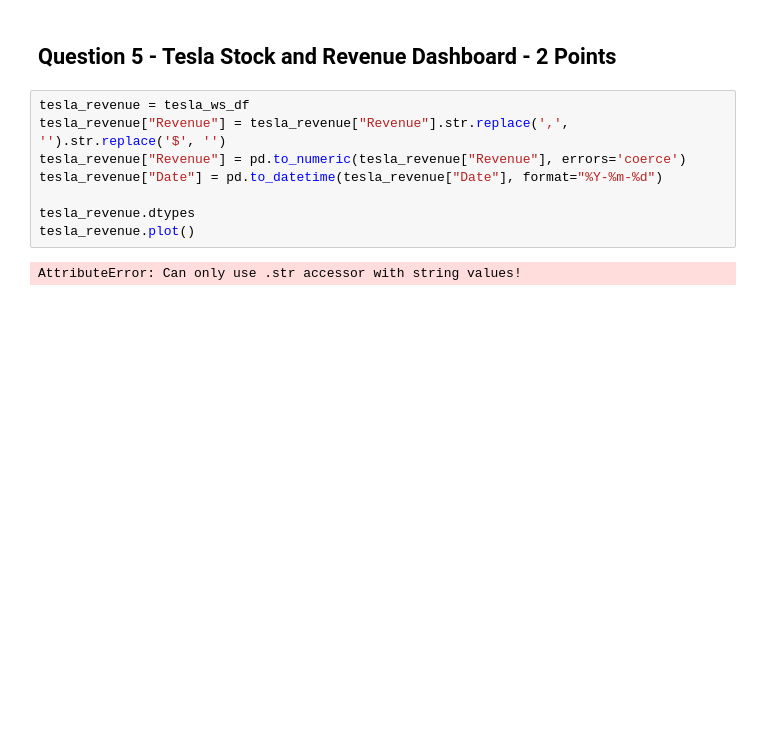
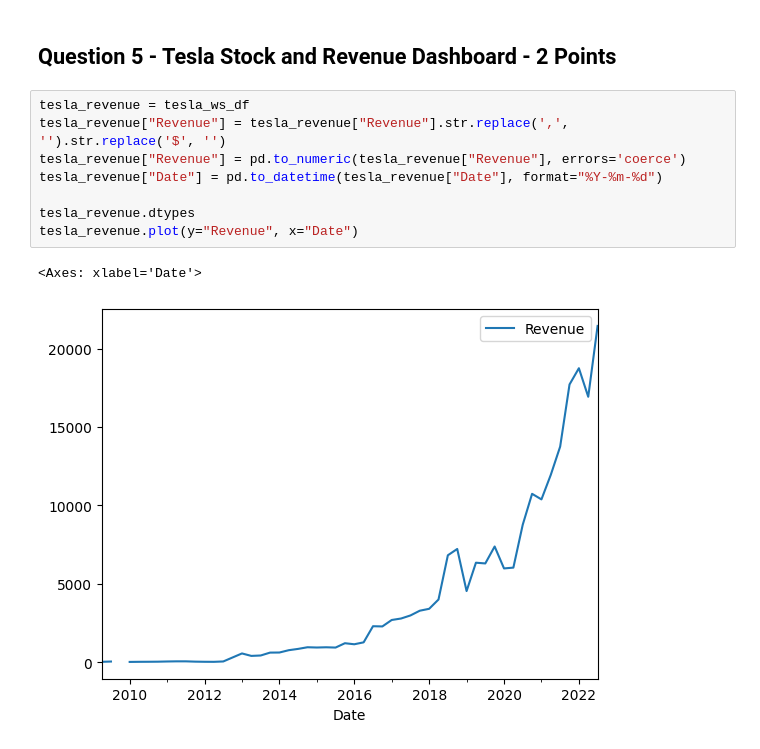
Before and after one commit to jdeprin/Tools-for-Data-Science, a Jupyter notebook: notebooks/StockHistory-Final.ipynb, the cells around one changed output. Cells and saved outputs as stored; diff of their text form; blank space fills up the shorter version.

```diff
--- a/notebooks/StockHistory-Final.ipynb
+++ b/notebooks/StockHistory-Final.ipynb
@@ -124,10 +124,11 @@ gamestop_ws_df.head()
 # %%
 tesla_revenue = tesla_ws_df
 tesla_revenue["Revenue"] = tesla_revenue["Revenue"].str.replace(',', '').str.replace('$', '')
 tesla_revenue["Revenue"] = pd.to_numeric(tesla_revenue["Revenue"], errors='coerce')
 tesla_revenue["Date"] = pd.to_datetime(tesla_revenue["Date"], format="%Y-%m-%d")
 
 tesla_revenue.dtypes
-tesla_revenue.plot()
+tesla_revenue.plot(y="Revenue", x="Date")
 # %% [output]
-AttributeError: Can only use .str accessor with string values!
+<Axes: xlabel='Date'>
+[figure, added]
```
Also changed, not shown: parts of 4 cells of this notebook.
